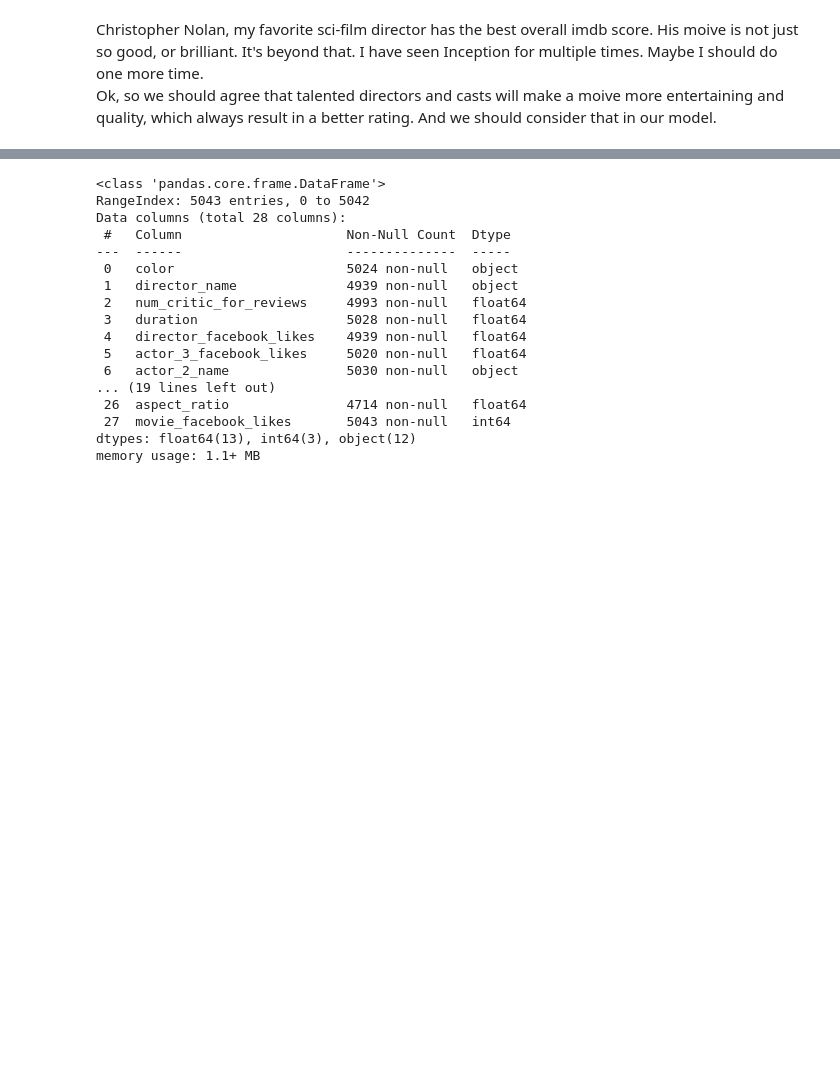
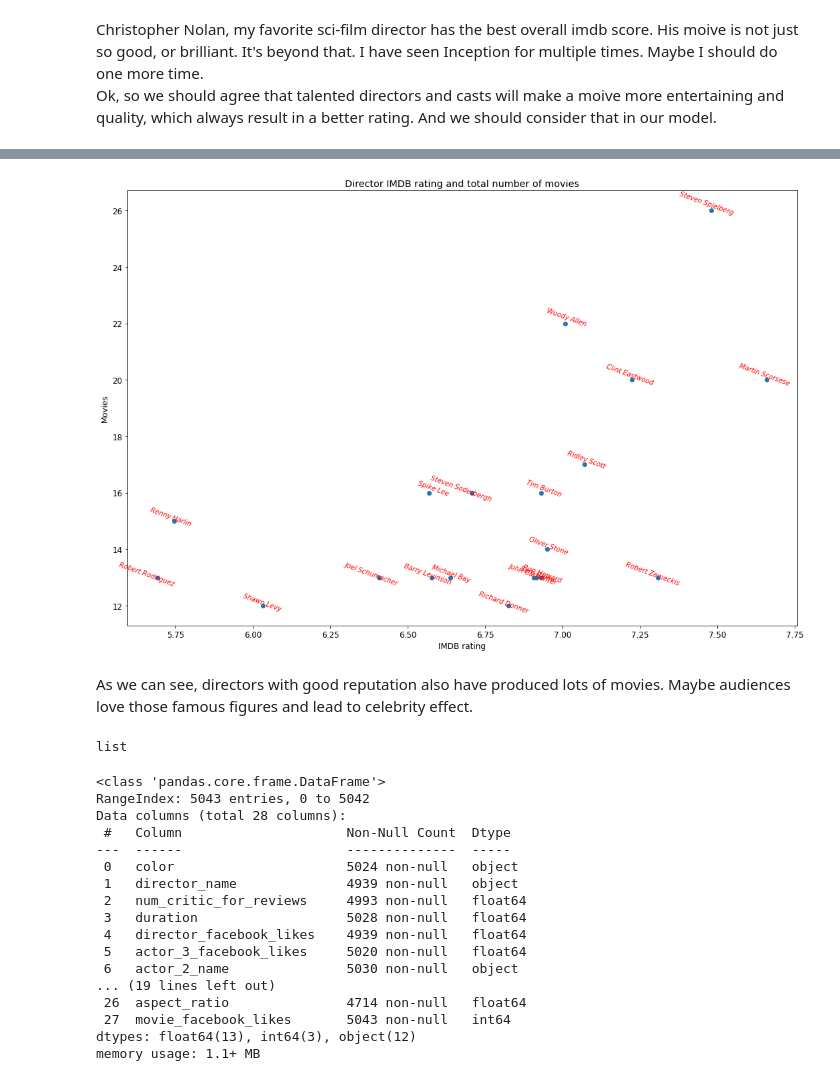
Before and after one commit to parkerhale/demo_project, a Jupyter notebook: Untitled1.ipynb, the cells around one changed output, grey strips where cells are left out. Saved outputs shown, nothing was run; the diff lists cells and outputs as text; code cells hidden in the pictures; blank space fills up the shorter version.

```diff
--- a/Untitled1.ipynb
+++ b/Untitled1.ipynb
@@ -105,3 +148,29 @@ Christopher Nolan, my favorite sci-film director has the best overall imdb score
+# %%
+plt.rcParams['axes.unicode_minus']=False
+director=director_score['Director']
+score=director_score['Score']
+movies=director_score['Movies']
+
+fig=plt.figure(figsize=(18,12))
+ax=plt.subplot(1,1,1)
+ax.scatter(score,movies)
+ax.set_title("Director IMDB rating and total number of movies")
+ax.set_xlabel("IMDB rating")
+ax.set_ylabel("Movies")
+for i in range(len(movies)):
+    ax.text(score[i]*1.01, movies[i]*1.01, director[i],
+            fontsize=10, color = "r", style = "italic", weight = "light",
+            verticalalignment='center', horizontalalignment='right',rotation=-20)
+plt.show()
+# %% [output]
+[figure, added]
+# %% [markdown]
+As we can see, directors with good reputation also have produced lots of movies. Maybe audiences love those famous figures and lead to celebrity effect.
+# %%
+director_score = sorted(average.items(), key=lambda x: -x[1])
+type(director_score)
+# %% [output]
+list
 # %%
 data.info()
 # %% [output]
```
Also changed, not shown: parts of 15 cells of this notebook.
